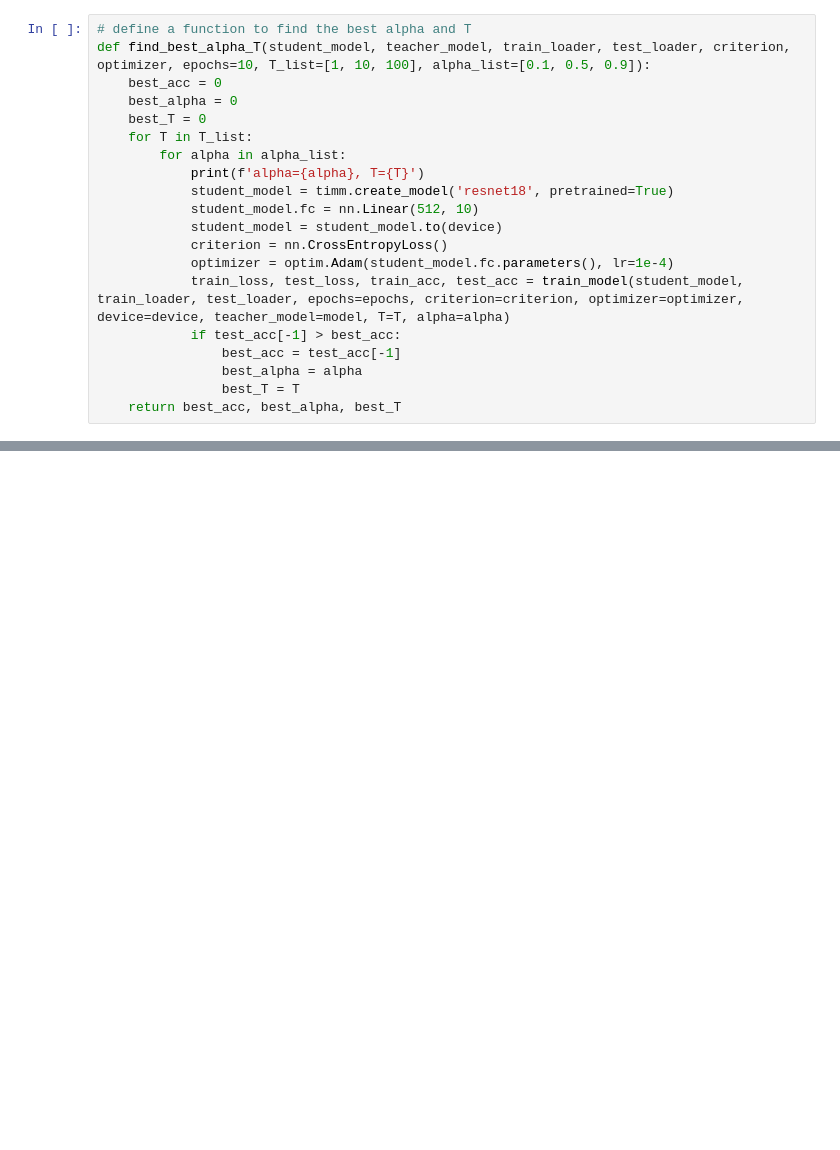
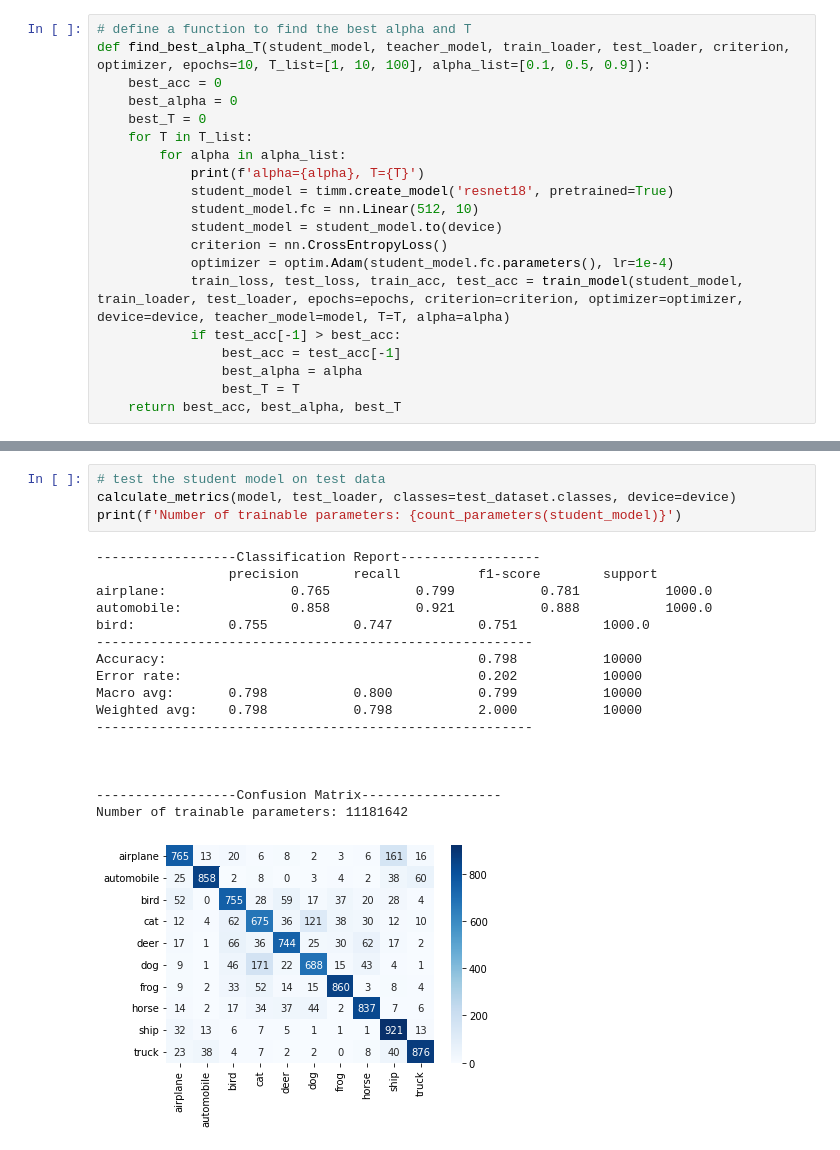
Before and after one commit to saeedzou/Deep-Learning-Assignments-2022, a Jupyter notebook: Assignment 3/q2.ipynb, the cells around one changed output, grey strips where cells are left out. Cells and saved outputs as stored; diff of their text form; blank space fills up the shorter version.

```diff
--- a/Assignment 3/q2.ipynb
+++ b/Assignment 3/q2.ipynb
@@ -160,0 +299,22 @@ train_loss, test_loss, train_acc, test_acc = train_model(model, train_loader, va
+# %%
+# test the student model on test data
+calculate_metrics(model, test_loader, classes=test_dataset.classes, device=device)
+print(f'Number of trainable parameters: {count_parameters(student_model)}')
+# %% [output]
+------------------Classification Report------------------
+                 precision       recall          f1-score        support
+airplane:                0.765           0.799           0.781           1000.0
+automobile:              0.858           0.921           0.888           1000.0
+bird:            0.755           0.747           0.751           1000.0
+--------------------------------------------------------
+Accuracy:                                        0.798           10000
+Error rate:                                      0.202           10000
+Macro avg:       0.798           0.800           0.799           10000
+Weighted avg:    0.798           0.798           2.000           10000
+--------------------------------------------------------
+
+
+
+------------------Confusion Matrix------------------
+Number of trainable parameters: 11181642
+[figure, added]
```
Also changed, not shown: parts of 14 cells of this notebook.
